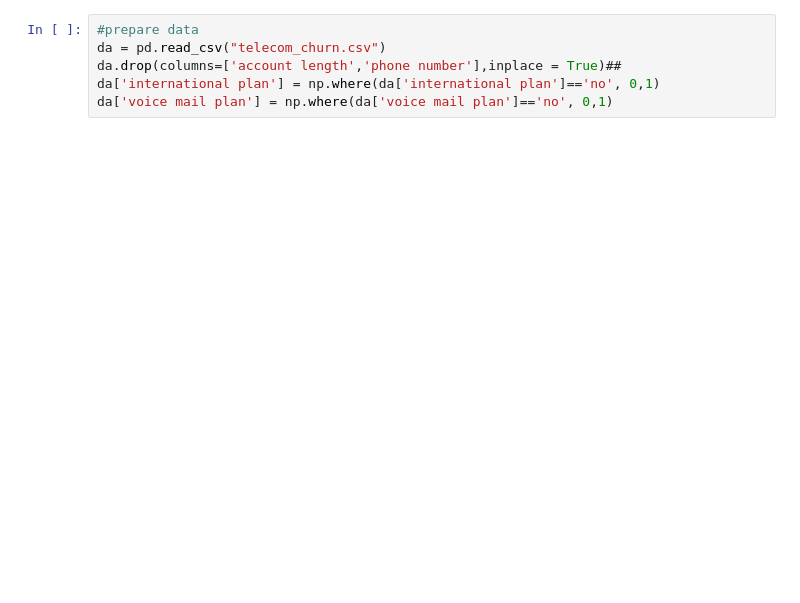
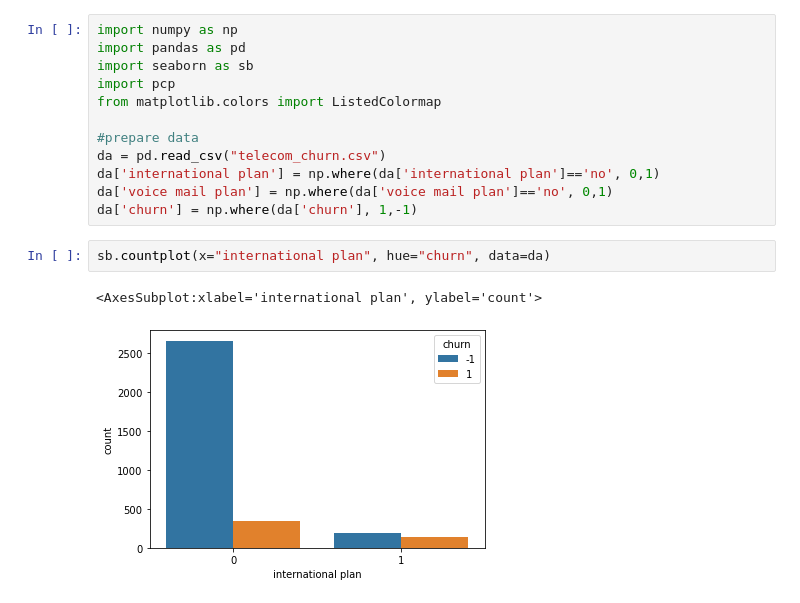
Before and after one commit to SergeyBubnov/python, a Jupyter notebook: publish.ipynb, the cells around one changed output. Cells and saved outputs as stored; diff of their text form; blank space fills up the shorter version.

```diff
--- a/publish.ipynb
+++ b/publish.ipynb
@@ -75,6 +128,17 @@ def model(dataset):
 # %%
+import numpy as np
+import pandas as pd
+import seaborn as sb
+import pcp
+from matplotlib.colors import ListedColormap
+
 #prepare data
 da = pd.read_csv("telecom_churn.csv")
-da.drop(columns=['account length','phone number'],inplace = True)##
 da['international plan'] = np.where(da['international plan']=='no', 0,1)
 da['voice mail plan'] = np.where(da['voice mail plan']=='no', 0,1)
+da['churn'] = np.where(da['churn'], 1,-1)
+# %%
+sb.countplot(x="international plan", hue="churn", data=da)
+# %% [output]
+<AxesSubplot:xlabel='international plan', ylabel='count'>
+[figure, added]
```
Also changed, not shown: parts of 41 cells of this notebook.
